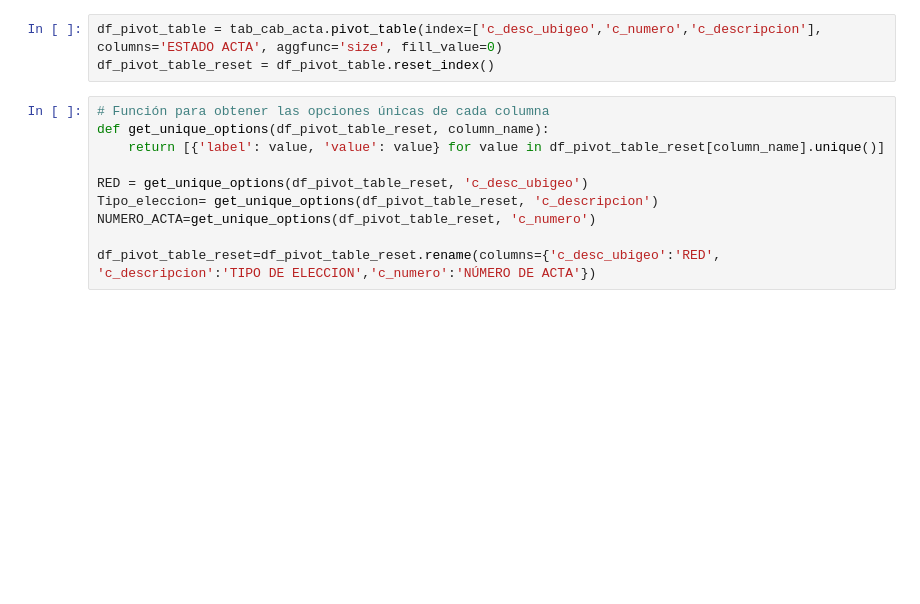
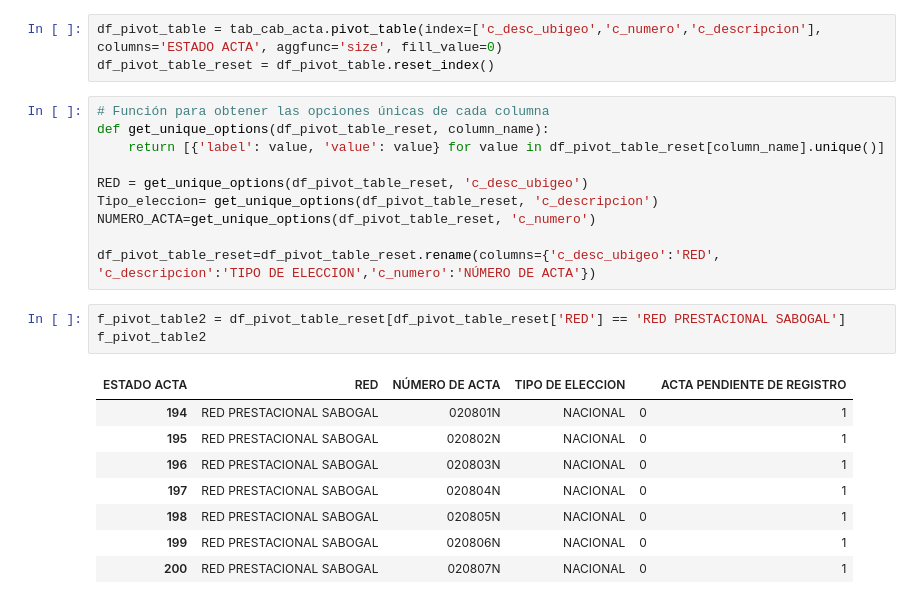
Before and after one commit to JhonathanCP/DASH, a Jupyter notebook: Desarrollo - dash/Resumen CAFAE.ipynb, the cells around one changed output. Saved outputs shown, nothing was run; the diff lists cells and outputs as text; blank space fills up the shorter version.

```diff
--- a/Desarrollo - dash/Resumen CAFAE.ipynb
+++ b/Desarrollo - dash/Resumen CAFAE.ipynb
@@ -147,6 +147,18 @@ Tipo_eleccion= get_unique_options(df_pivot_table_reset, 'c_descripcion')
 NUMERO_ACTA=get_unique_options(df_pivot_table_reset, 'c_numero')
 
 df_pivot_table_reset=df_pivot_table_reset.rename(columns={'c_desc_ubigeo':'RED', 'c_descripcion':'TIPO DE ELECCION','c_numero':'NÚMERO DE ACTA'})
+# %%
+f_pivot_table2 = df_pivot_table_reset[df_pivot_table_reset['RED'] == 'RED PRESTACIONAL SABOGAL']
+f_pivot_table2
+# %% [output]
+| ESTADO ACTA | RED | NÚMERO DE ACTA | TIPO DE ELECCION |  | ACTA PENDIENTE DE REGISTRO |
+| 194 | RED PRESTACIONAL SABOGAL | 020801N | NACIONAL | 0 | 1 |
+| 195 | RED PRESTACIONAL SABOGAL | 020802N | NACIONAL | 0 | 1 |
+| 196 | RED PRESTACIONAL SABOGAL | 020803N | NACIONAL | 0 | 1 |
+| 197 | RED PRESTACIONAL SABOGAL | 020804N | NACIONAL | 0 | 1 |
+| 198 | RED PRESTACIONAL SABOGAL | 020805N | NACIONAL | 0 | 1 |
+| 199 | RED PRESTACIONAL SABOGAL | 020806N | NACIONAL | 0 | 1 |
+| 200 | RED PRESTACIONAL SABOGAL | 020807N | NACIONAL | 0 | 1 |
 # %%
 external_stylesheets = [dbc.themes.BOOTSTRAP]
 app = dash.Dash(__name__, external_stylesheets=external_stylesheets)
```
Also changed, not shown: parts of 1 cell of this notebook, 2 other files.
